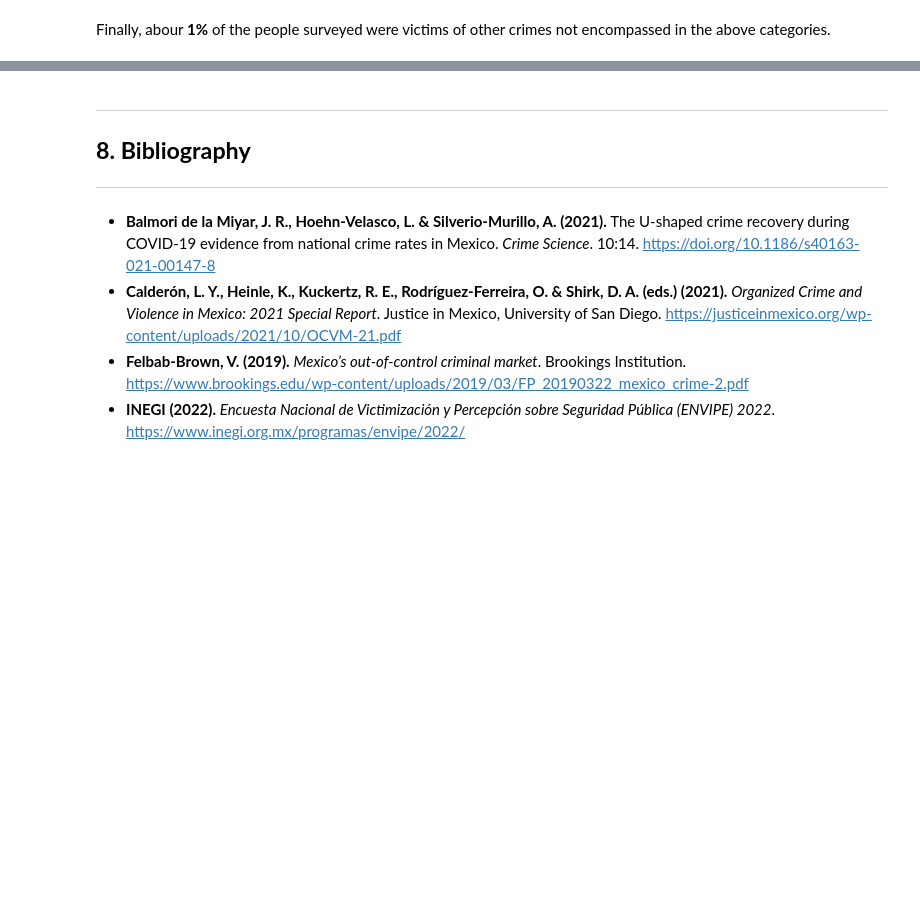
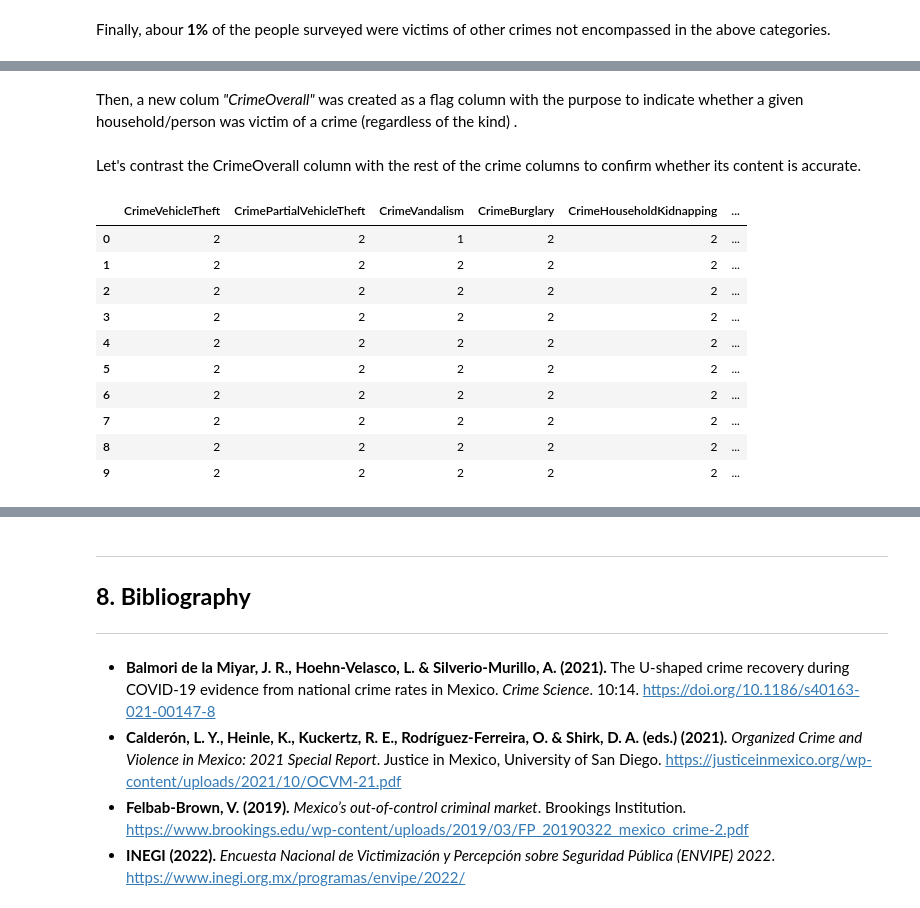
Before and after one commit to DanielEduardoLopez/CrimePredictionMX, a Jupyter notebook: CrimePredictionMX.ipynb, the cells around one changed output, grey strips where cells are left out. Drawn from its saved outputs; the diff is of its cells as text; code cells hidden in the pictures; blank space fills up the shorter version.

Commit message:
Added a crime overall column

```diff
--- a/CrimePredictionMX.ipynb
+++ b/CrimePredictionMX.ipynb
@@ -1436,0 +1534,50 @@ Finally, abour **1%** of the people surveyed were victims of other crimes not en
+# %% [markdown]
+Then, a new colum *"CrimeOverall"* was created as a flag column with the purpose to indicate whether a given household/person was victim of a crime (regardless of the kind) .
+# %%
+# Creation of the CrimeOverall column
+
+CrimeOverall_list = []
+
+for index in range(0,len(dataset)):
+    if (dataset.CrimeVehicleTheft[index] == 1 or
+        dataset.CrimePartialVehicleTheft[index] == 1 or
+        dataset.CrimeVandalism[index] == 1 or
+        dataset.CrimeBurglary[index] == 1 or
+        dataset.CrimeHouseholdKidnapping[index] == 1 or
+        dataset.CrimeHouseholdEnforcedDisappearance[index] == 1 or
+        dataset.CrimeHouseholdMurder[index] == 1 or
+        dataset.CrimeTheft[index] == 1 or
+        dataset.CrimeOtherTheft[index] == 1 or
+        dataset.CrimeBankFraud[index] == 1 or
+        dataset.CrimeFraud[index] == 1 or
+        dataset.CrimeExtortion[index] == 1 or
+        dataset.CrimeThreats[index] == 1 or
+        dataset.CrimeInjuries[index] == 1 or
+        dataset.CrimeAssault[index] == 1 or
+        dataset.CrimeRape[index] == 1 or
+        dataset.CrimeOther[index] == 1):
+
+        CrimeOverall_list.append(1)
+
+    else:
+        CrimeOverall_list.append(2)
+
+dataset['CrimeOverall'] = pd.Series(CrimeOverall_list, dtype='Int64')
+# %% [markdown]
+Let's contrast the CrimeOverall column with the rest of the crime columns to confirm whether its content is accurate.
+# %%
+crimes_list = cols[16:]
+crimes_list.append('CrimeOverall')
+dataset[crimes_list].head(10)
+# %% [output]
+|  | CrimeVehicleTheft | CrimePartialVehicleTheft | CrimeVandalism | CrimeBurglary | CrimeHouseholdKidnapping | ... |
+| 0 | 2 | 2 | 1 | 2 | 2 | ... |
+| 1 | 2 | 2 | 2 | 2 | 2 | ... |
+| 2 | 2 | 2 | 2 | 2 | 2 | ... |
+| 3 | 2 | 2 | 2 | 2 | 2 | ... |
+| 4 | 2 | 2 | 2 | 2 | 2 | ... |
+| 5 | 2 | 2 | 2 | 2 | 2 | ... |
+| 6 | 2 | 2 | 2 | 2 | 2 | ... |
+| 7 | 2 | 2 | 2 | 2 | 2 | ... |
+| 8 | 2 | 2 | 2 | 2 | 2 | ... |
+| 9 | 2 | 2 | 2 | 2 | 2 | ... |
```
Also changed, not shown: parts of 7 cells of this notebook.
